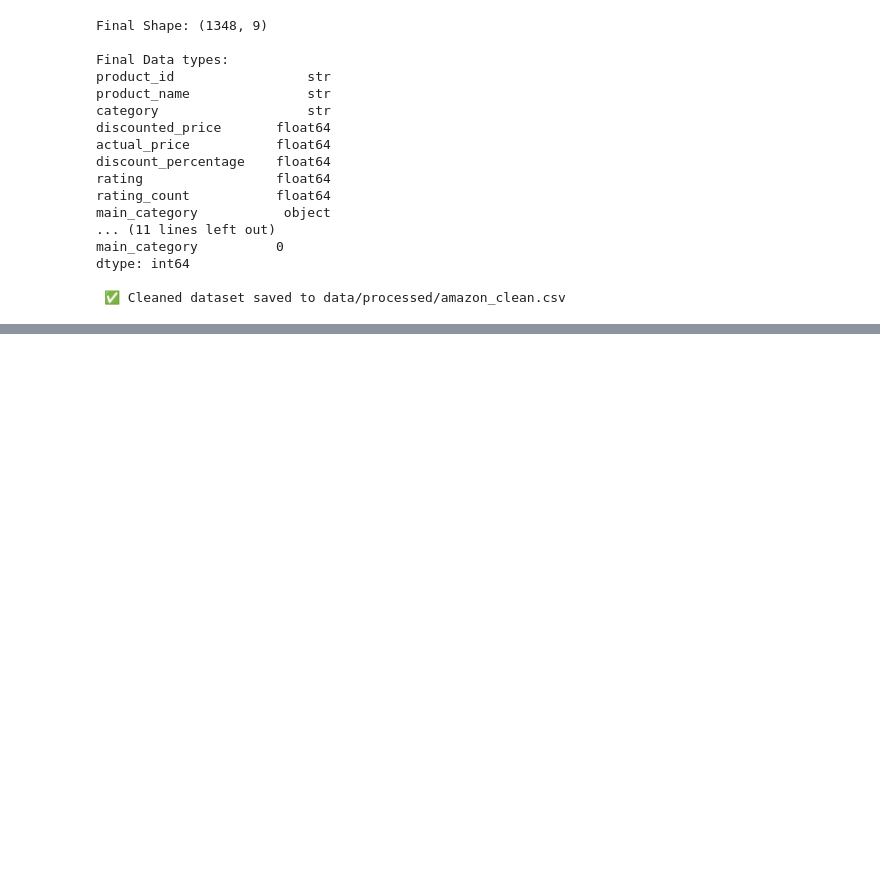
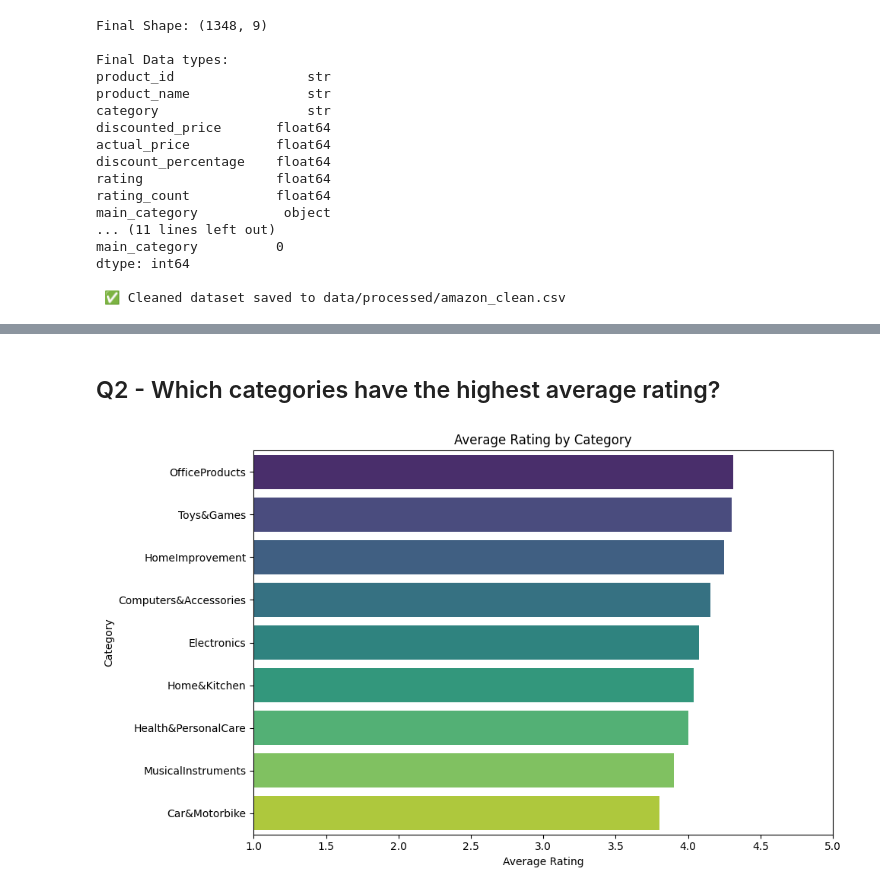
Before and after one commit to jack2000-dev/amazon-data-analysis, a Jupyter notebook: main.ipynb, the cells around one changed output, grey strips where cells are left out. Drawn from its saved outputs; the diff is of its cells as text; code cells hidden in the pictures; blank space fills up the shorter version.

```diff
--- a/main.ipynb
+++ b/main.ipynb
@@ -341,0 +370,18 @@ dtype: int64
+# %% [markdown]
+## Q2 - Which categories have the highest average rating?
+# %%
+category_rating = (df.groupby('main_category')
+                     ['rating'].mean()
+                     .sort_values(ascending=False)
+                     .reset_index())
+
+plt.figure(figsize=(10, 6))
+sns.barplot(data=category_rating, x='rating', y='main_category', palette='viridis', hue='main_category', legend=False)
+plt.title('Average Rating by Category')
+plt.xlabel('Average Rating')
+plt.ylabel('Category')
+plt.xlim(1, 5) # Limit the scale of rating (1-5 stars)
+plt.tight_layout()
+plt.show()
+# %% [output]
+[figure, added]
```
Also changed, not shown: parts of 22 cells of this notebook.
